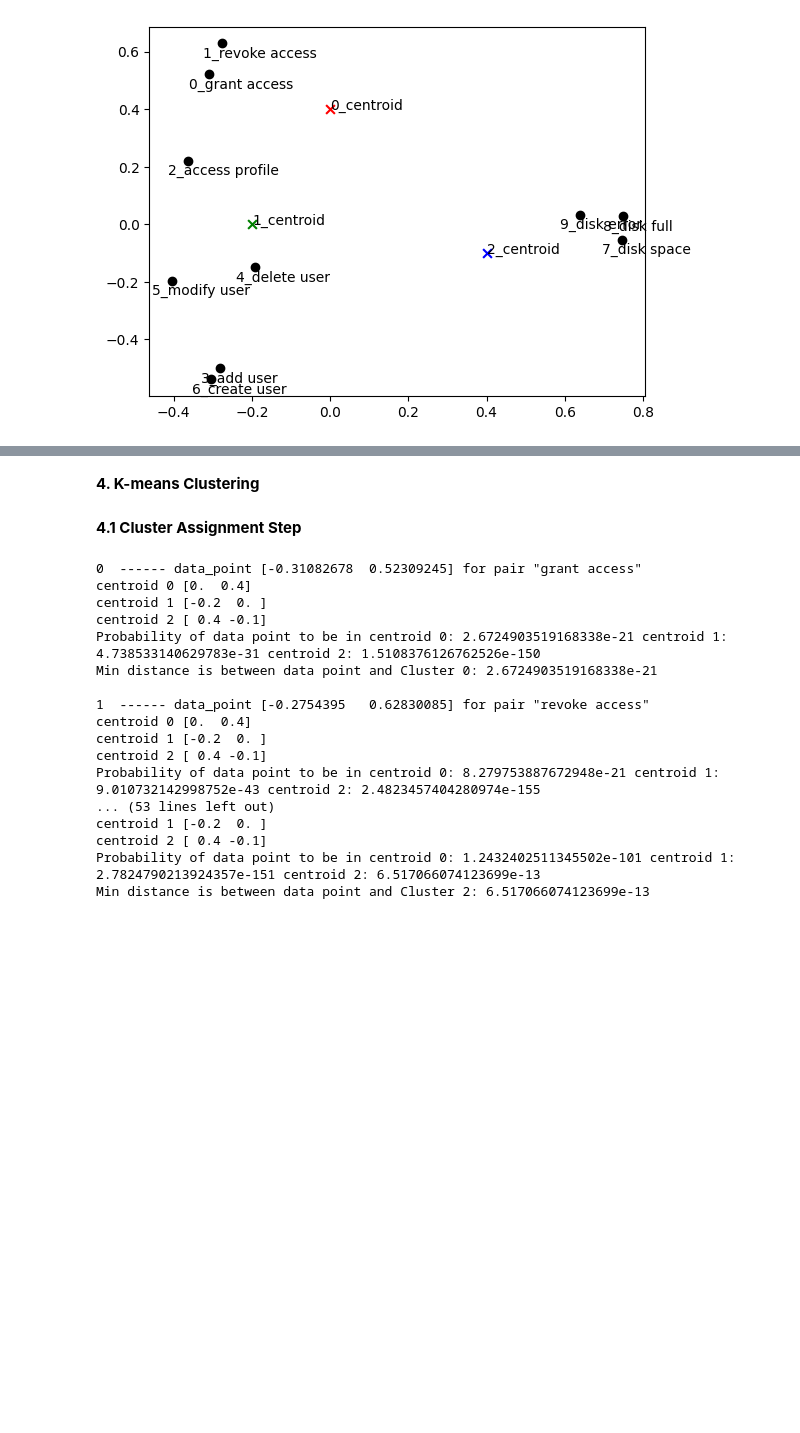
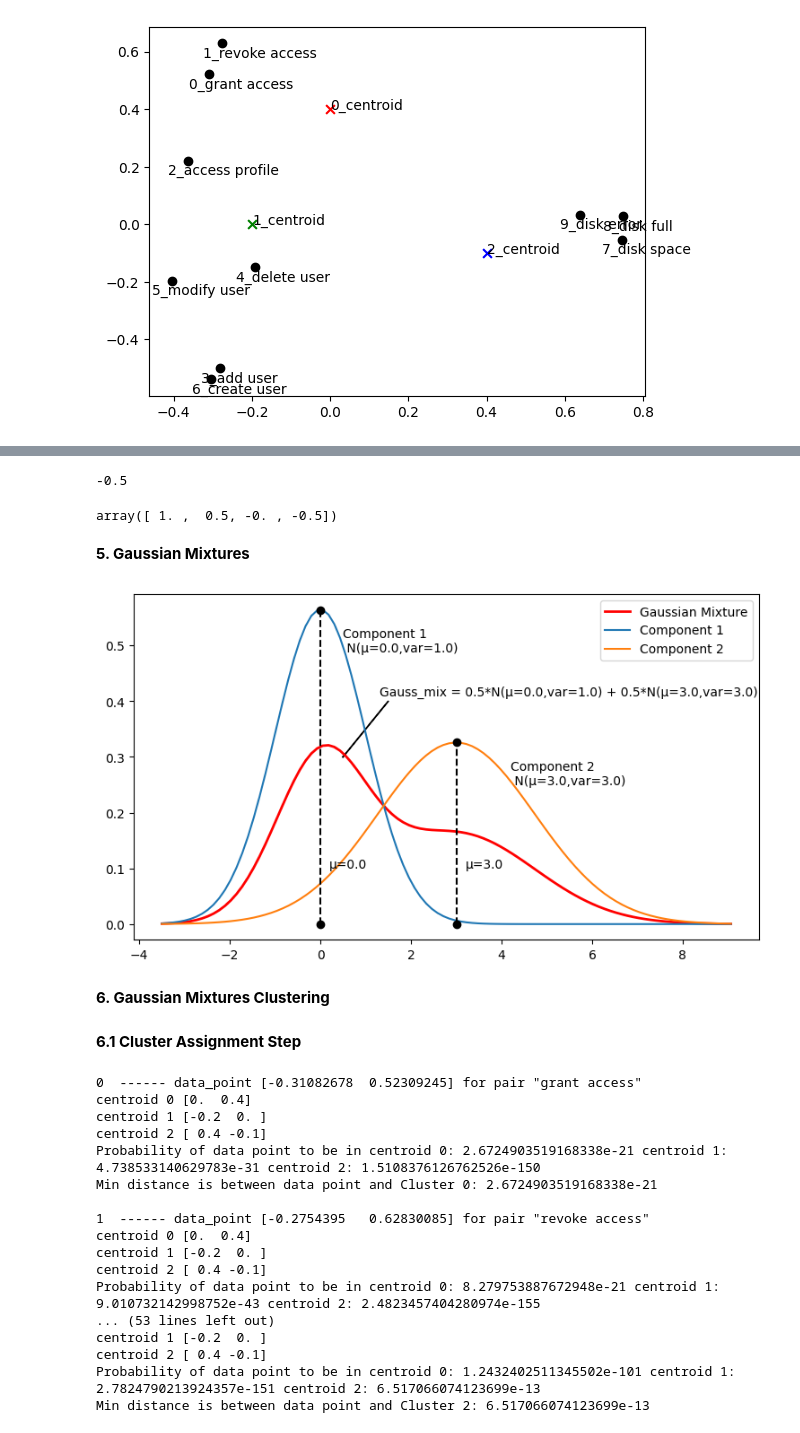
Before and after one commit to enoten/ml-numpy-pytorch, a Jupyter notebook: Gaussian Mixture Models Clustering for Embeddings.ipynb, the cells around one changed output, grey strips where cells are left out. Saved outputs shown, nothing was run; the diff lists cells and outputs as text; code cells hidden in the pictures; blank space fills up the shorter version.

```diff
--- a/Gaussian Mixture Models Clustering for Embeddings.ipynb
+++ b/Gaussian Mixture Models Clustering for Embeddings.ipynb
@@ -94,0 +241,11 @@ for ind in range(X_transformed.shape[0]):
+# %%
+Sigma[0,1]
+# %% [output]
+-0.5
+# %%
+x_vec = range(-2,2)
+x_vec*Sigma[0,1]
+# %% [output]
+array([ 1. ,  0.5, -0. , -0.5])
+# %% [markdown]
+<b>5. Gaussian Mixtures</b>
@@ -95,7 +303,14 @@ for ind in range(X_transformed.shape[0]):
+# %%
+fig = plt.figure(figsize=(9,5))
+plot_Gaussian_mixture(np.array([0.0, 3.0]),
+                      np.array([1.0, 3.0]),
+                          sigma_scale=3.5)
+# %% [output]
+[figure, added]
 # %% [markdown]
-<b>4. K-means Clustering</b>
+<b>6. Gaussian Mixtures Clustering</b>
 # %% [markdown]
-<b>4.1 Cluster Assignment Step</b>
+<b>6.1 Cluster Assignment Step</b>
 # %%
 cov_dict = {
  0: np.array([[0.001, 0],
```
Also changed, not shown: parts of 25 cells of this notebook, 1 other file.
